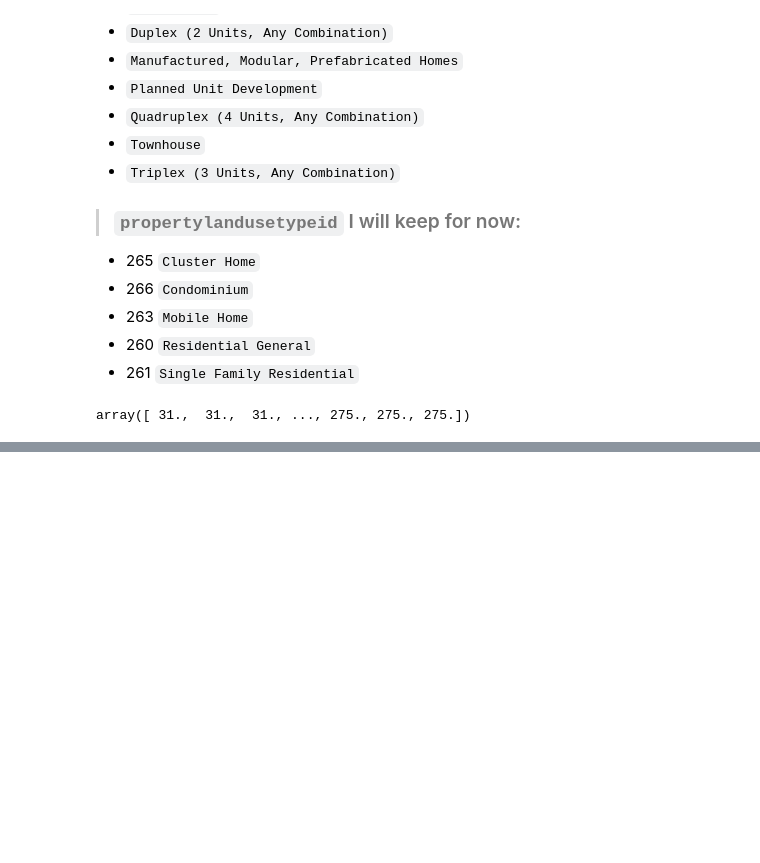
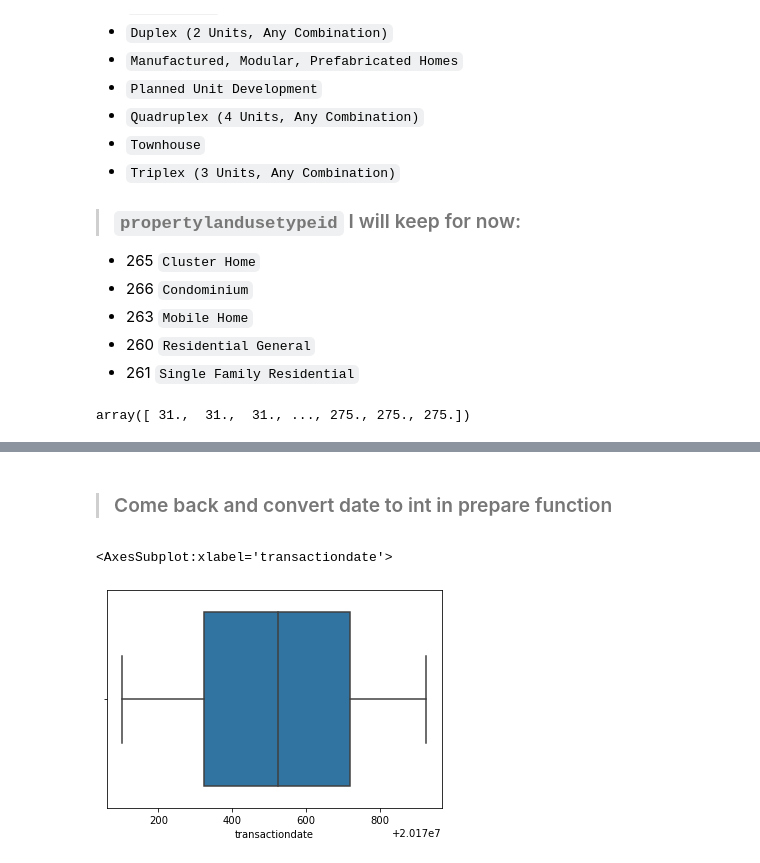
Before and after one commit to Jonessn22/clustering-exercises, a Jupyter notebook: 01b_wrangle_exercises.ipynb, the cells around one changed output, grey strips where cells are left out. Drawn from its saved outputs; the diff is of its cells as text; code cells hidden in the pictures; blank space fills up the shorter version.

```diff
--- a/01b_wrangle_exercises.ipynb
+++ b/01b_wrangle_exercises.ipynb
@@ -803,0 +913,8 @@ Name: unitcnt, dtype: int64
+# %% [markdown]
+>### Come back and convert date to int in prepare function
+# %%
+# date converted to numeric dtype, boxplot
+sns.boxplot(x = zillow_data.transactiondate.replace('-', '', regex = True).astype('int'), data = zillow_data)
+# %% [output]
+<AxesSubplot:xlabel='transactiondate'>
+[figure, added]
```
Also changed, not shown: parts of 78 cells of this notebook, 3 other files.
